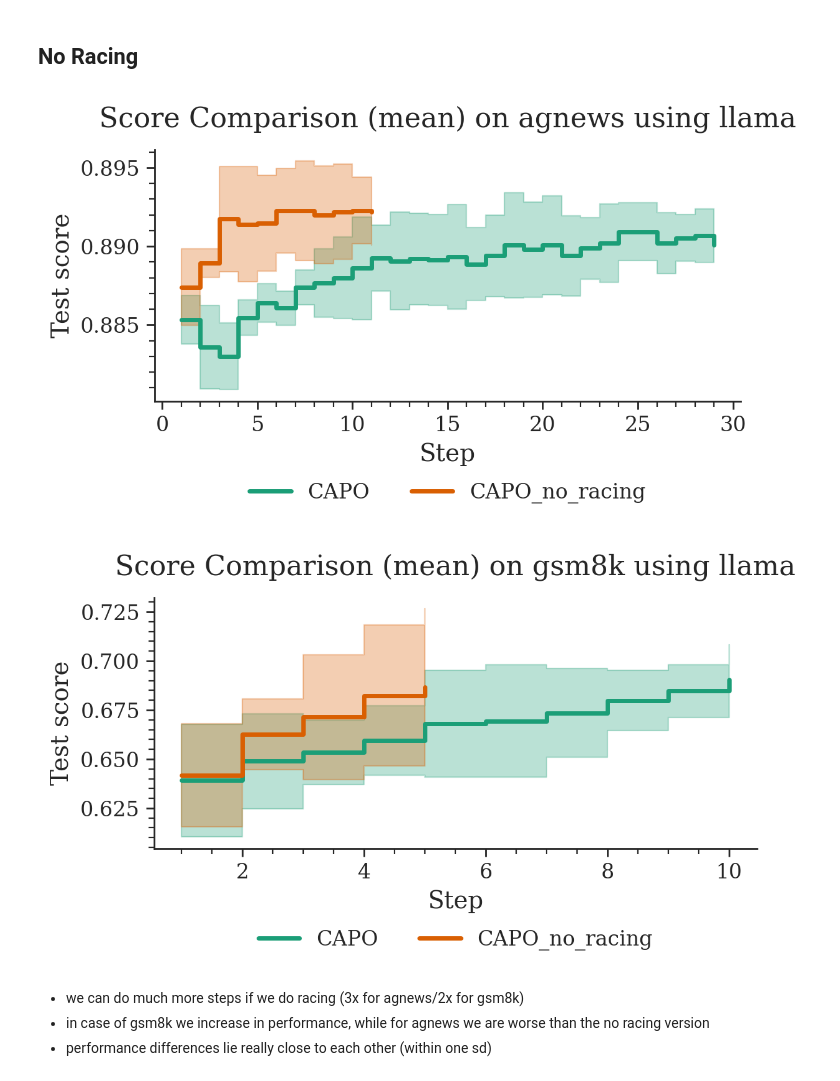
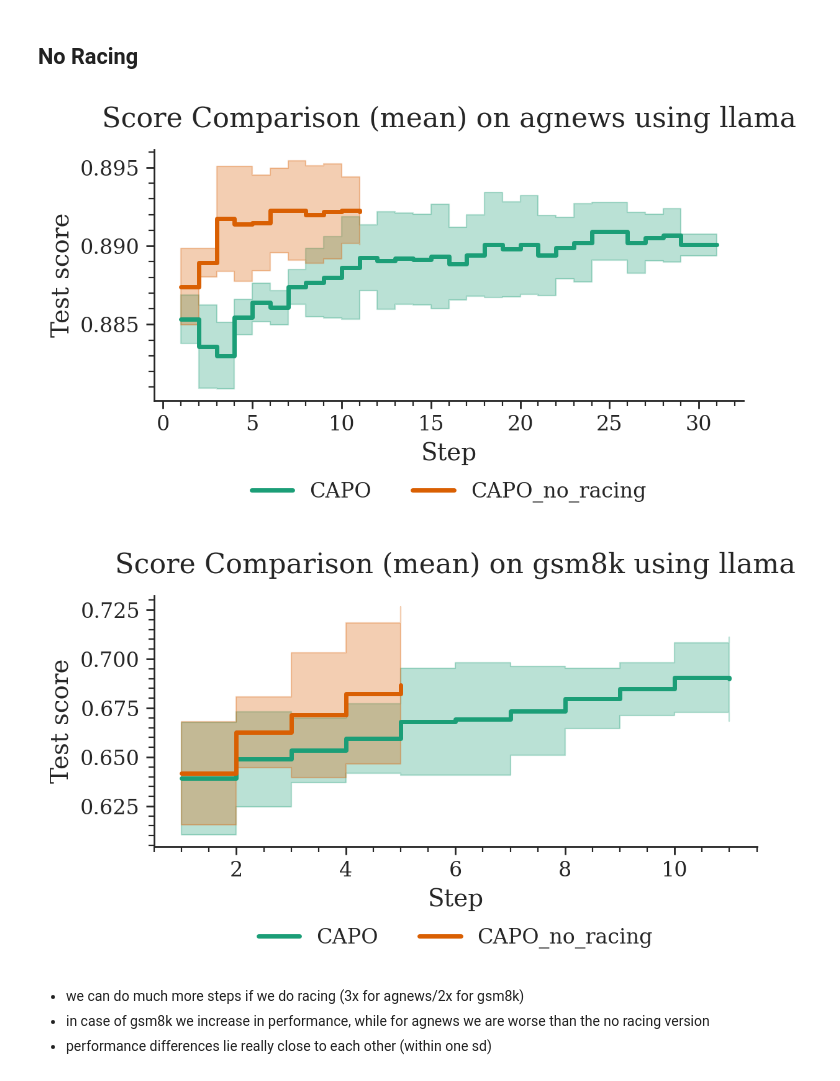
Before and after one commit to finitearth/capo, a Jupyter notebook: notebooks/paper_visualization/ablation_visualization.ipynb, the cells around one changed output. Saved outputs shown, nothing was run; the diff lists cells and outputs as text; code cells hidden in the pictures.

```diff
--- a/notebooks/paper_visualization/ablation_visualization.ipynb
+++ b/notebooks/paper_visualization/ablation_visualization.ipynb
@@ -23,16 +26,16 @@ DATASETS = ["agnews", "gsm8k"]
 # %%
 for dataset in DATASETS:
     plot_population_scores_comparison(
         dataset,
         "llama",
         ["CAPO", "CAPO_no_racing"],
-        path_prefix="../../temp",
+        path_prefix="../..",
         plot_stddev=True,
         x_col="step",
     )
 # %% [output]
-[figure, old version]
+[figure, new version]
-[figure, old version]
+[figure, new version]
 # %% [markdown]
 - we can do much more steps if we do racing (3x for agnews/2x for gsm8k)
 - in case of gsm8k we increase in performance, while for agnews we are worse than the no racing version
```
Also changed, not shown: parts of 9 cells of this notebook.
